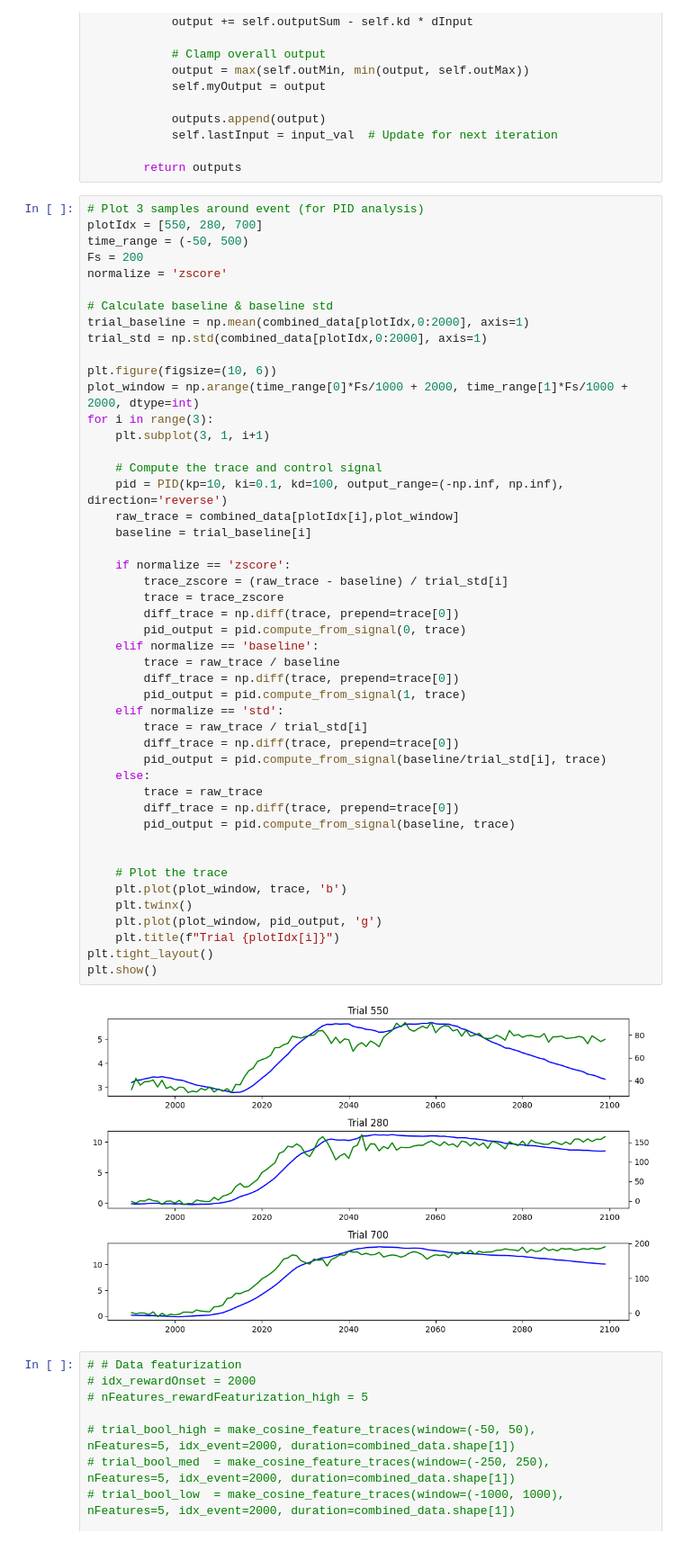
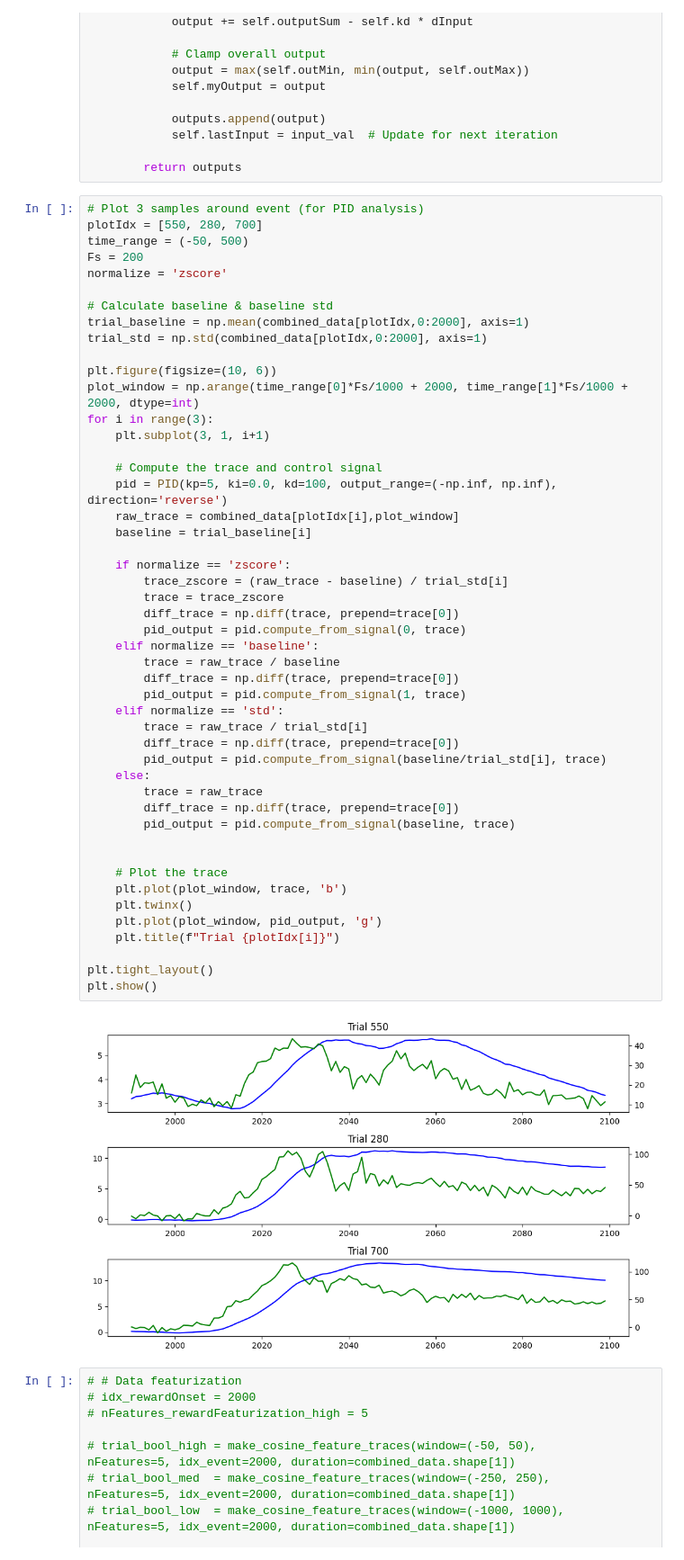
Before and after one commit to shunnnli/PhotometryClamp, a Jupyter notebook: PhotometryModel_rh20250212.ipynb, the cells around one changed output. Shown at 90% size. Cells and saved outputs as stored; diff of their text form.

```diff
--- a/PhotometryModel_rh20250212.ipynb
+++ b/PhotometryModel_rh20250212.ipynb
@@ -628,38 +628,39 @@ for i in range(3):
     plt.subplot(3, 1, i+1)
 
     # Compute the trace and control signal
-    pid = PID(kp=10, ki=0.1, kd=100, output_range=(-np.inf, np.inf), direction='reverse')
+    pid = PID(kp=5, ki=0.0, kd=100, output_range=(-np.inf, np.inf), direction='reverse')
     raw_trace = combined_data[plotIdx[i],plot_window]
     baseline = trial_baseline[i]
 
     if normalize == 'zscore':
         trace_zscore = (raw_trace - baseline) / trial_std[i]
         trace = trace_zscore
         diff_trace = np.diff(trace, prepend=trace[0])
         pid_output = pid.compute_from_signal(0, trace)
     elif normalize == 'baseline':
         trace = raw_trace / baseline
         diff_trace = np.diff(trace, prepend=trace[0])
         pid_output = pid.compute_from_signal(1, trace)
     elif normalize == 'std':
         trace = raw_trace / trial_std[i]
         diff_trace = np.diff(trace, prepend=trace[0])
         pid_output = pid.compute_from_signal(baseline/trial_std[i], trace)
     else:
         trace = raw_trace
         diff_trace = np.diff(trace, prepend=trace[0])
         pid_output = pid.compute_from_signal(baseline, trace)
 
 
     # Plot the trace
     plt.plot(plot_window, trace, 'b')
     plt.twinx()
     plt.plot(plot_window, pid_output, 'g')
     plt.title(f"Trial {plotIdx[i]}")
+
 plt.tight_layout()
 plt.show()
 # %% [output]
-[figure, old version]
+[figure, new version]
 # %%
 # # Data featurization
 # idx_rewardOnset = 2000
```
